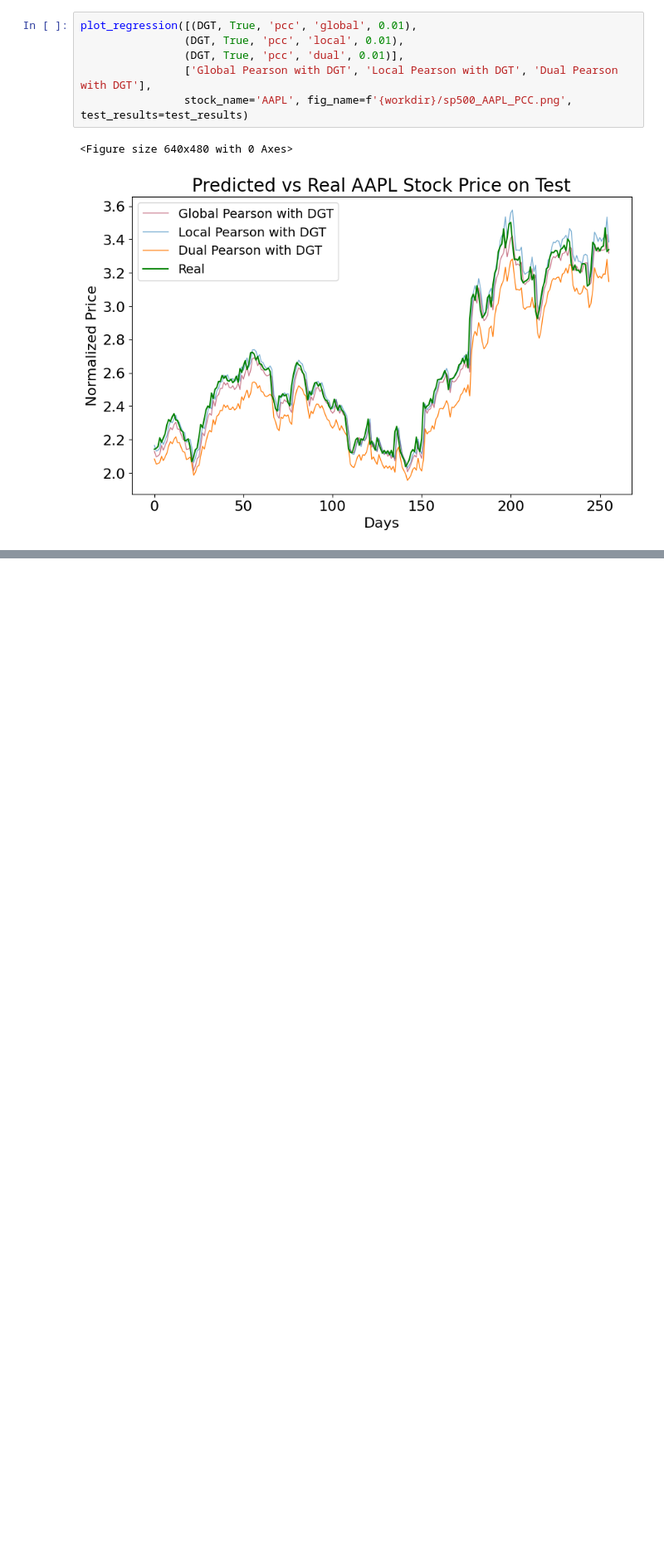
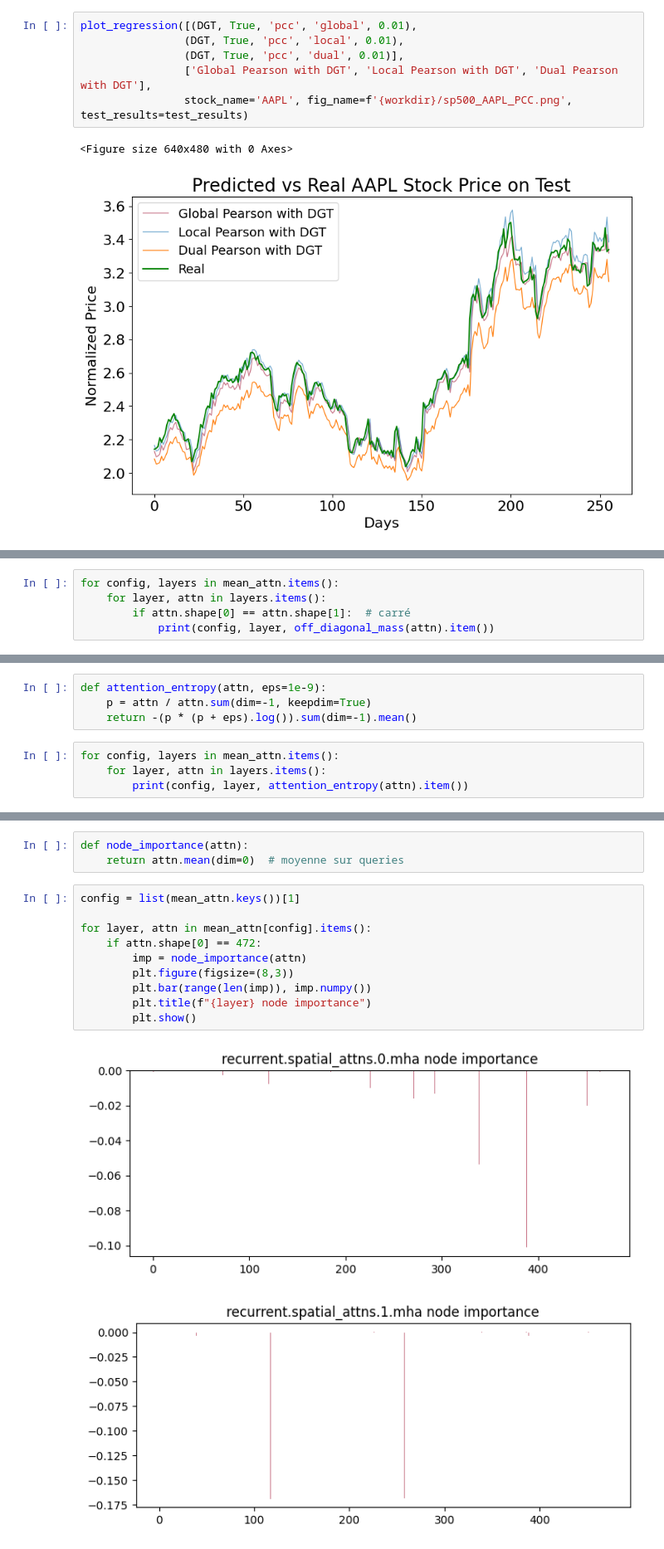
Before and after one commit to tanguydcq/Stock-DiffTransformer, a Jupyter notebook: Stock_Market_Forecasting_with_Differential_Graph_Transformer.ipynb, the cells around one changed output, grey strips where cells are left out. Shown at 83% size. Saved outputs shown, nothing was run; the diff lists cells and outputs as text; blank space fills up the shorter version.

```diff
--- a/Stock_Market_Forecasting_with_Differential_Graph_Transformer.ipynb
+++ b/Stock_Market_Forecasting_with_Differential_Graph_Transformer.ipynb
@@ -1176,0 +1328,5 @@ plot_regression([(DGT, True, 'pcc', 'global', 0.01),
+# %%
+for config, layers in mean_attn.items():
+    for layer, attn in layers.items():
+        if attn.shape[0] == attn.shape[1]:  # carré
+            print(config, layer, off_diagonal_mass(attn).item())
@@ -1176,0 +1365,8 @@ plot_regression([(DGT, True, 'pcc', 'global', 0.01),
+# %%
+def attention_entropy(attn, eps=1e-9):
+    p = attn / attn.sum(dim=-1, keepdim=True)
+    return -(p * (p + eps).log()).sum(dim=-1).mean()
+# %%
+for config, layers in mean_attn.items():
+    for layer, attn in layers.items():
+        print(config, layer, attention_entropy(attn).item())
@@ -1176,0 +1411,16 @@ plot_regression([(DGT, True, 'pcc', 'global', 0.01),
+# %%
+def node_importance(attn):
+    return attn.mean(dim=0)  # moyenne sur queries
+# %%
+config = list(mean_attn.keys())[1]
+
+for layer, attn in mean_attn[config].items():
+    if attn.shape[0] == 472:
+        imp = node_importance(attn)
+        plt.figure(figsize=(8,3))
+        plt.bar(range(len(imp)), imp.numpy())
+        plt.title(f"{layer} node importance")
+        plt.show()
+# %% [output]
+[figure, added]
+[figure, added]
```
Also changed, not shown: parts of 40 cells of this notebook, 1 other file.
